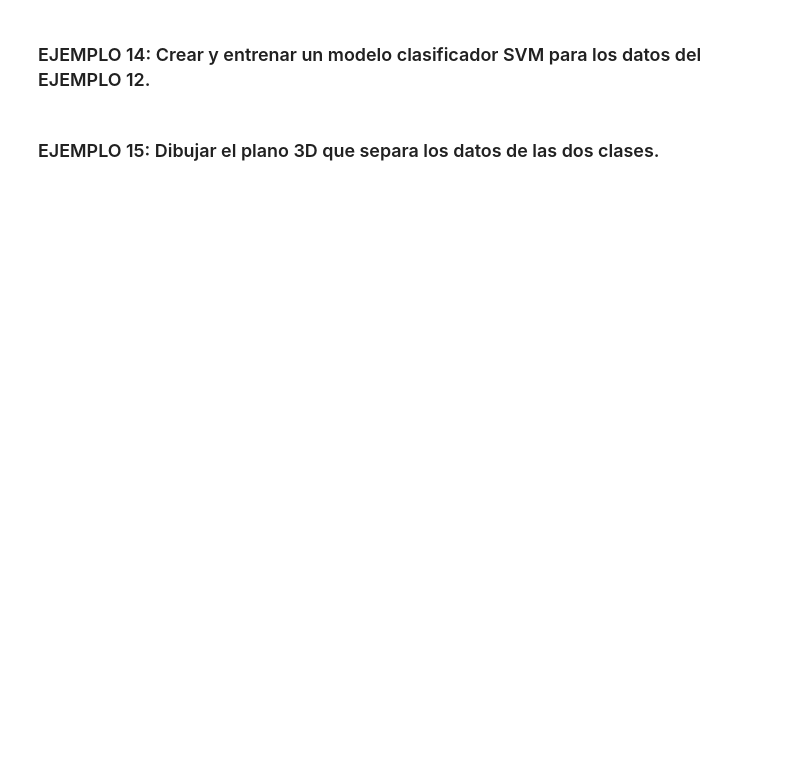
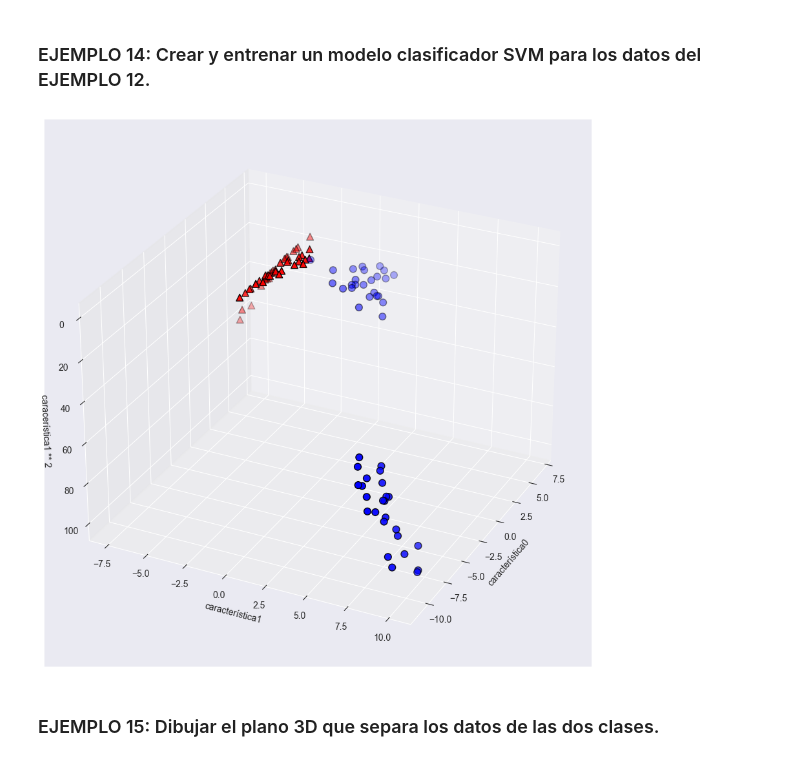
Before and after one commit to SamuehFDEZ/MachineLearning, a Jupyter notebook: saa/U3_AprendizajeSupervisado2/ejemplos/u03_util.ipynb, the cells around one changed output. Saved outputs shown, nothing was run; the diff lists cells and outputs as text; code cells hidden in the pictures; blank space fills up the shorter version.

```diff
--- a/saa/U3_AprendizajeSupervisado2/ejemplos/u03_util.ipynb
+++ b/saa/U3_AprendizajeSupervisado2/ejemplos/u03_util.ipynb
@@ -122,15 +318,15 @@ plt.ylabel("Característica 1")
 # %%
 X_new = np.hstack( [X, X[:, 1:] ** 2] )
 ax = plt.figure(figsize=(12,11)).add_subplot(projection='3d')
 mascara = y == 0
-ax.scatter(X_new[mascara, 0], X_new[mascara, 1], X_new[mascara, 2], c='b', cmap= cm2,
-       s=60, edgecolor='k')
-ax.scatter(X_new[~mascara, 0], X_new[~mascara, 1], X_new[~mascara, 2], c='r', marker='^',
-       cmap=cm2, s=60, edgecolor='k')
+ax.scatter(X_new[mascara, 0], X_new[mascara, 1], X_new[mascara, 2], c='b', cmap= cm2, s=60, edgecolor='k')
+ax.scatter(X_new[~mascara, 0], X_new[~mascara, 1], X_new[~mascara, 2], c='r', marker='^', cmap=cm2, s=60, edgecolor='k')
 ax.set_xlabel("característica0")
 ax.set_ylabel("característica1")
 ax.set_zlabel("caracerística1 ** 2")
 ax.view_init(elev=-152., azim=-26, roll=0) # plt.show()
+# %% [output]
+[figure, added]
 # %% [markdown]
  ###  EJEMPLO 15: Dibujar el plano 3D que separa los datos de las dos clases.
 # %%
```
Also changed, not shown: parts of 40 cells of this notebook, 2 other files.
